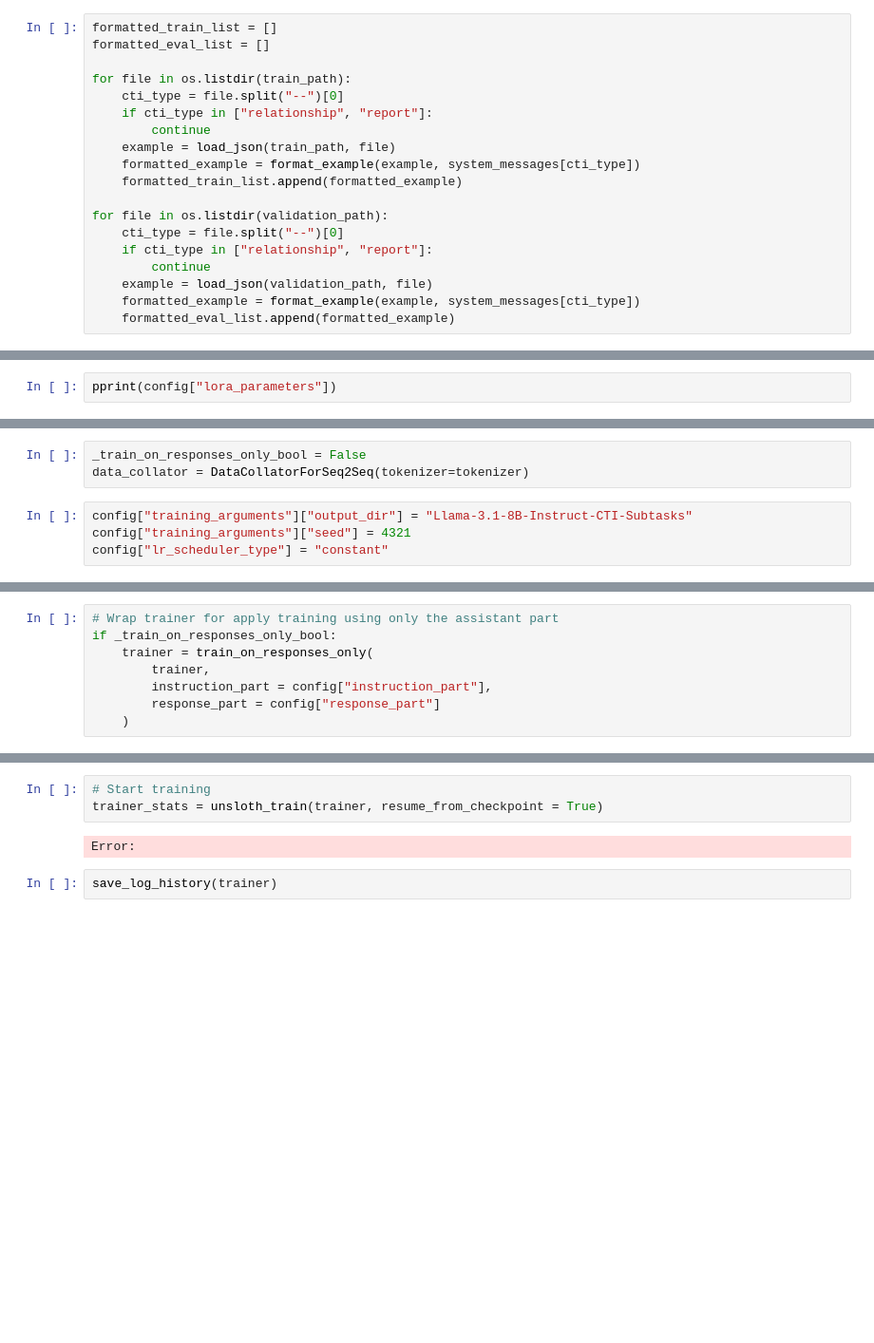
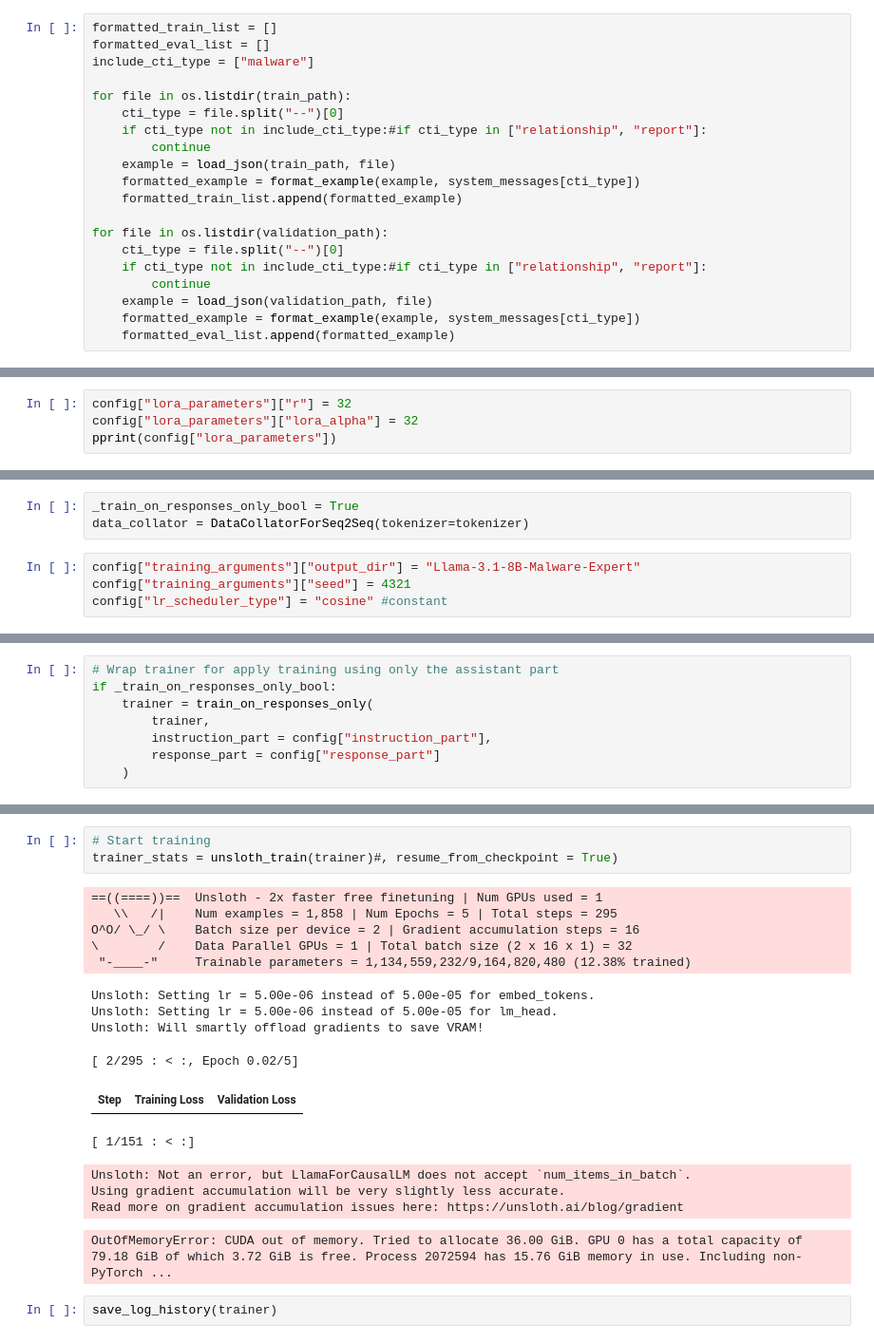
Before and after one commit to dim-eleftheriou/cti-model-training, a Jupyter notebook: train_on_subtasks.ipynb, the cells around one changed output, grey strips where cells are left out. Shown at 95% size. Cells and saved outputs as stored; diff of their text form; blank space fills up the shorter version.

Commit message:
make changes for running only sft for malwares

```diff
--- a/train_on_subtasks.ipynb
+++ b/train_on_subtasks.ipynb
@@ -201,10 +236,11 @@ validation_path = "/mnt/data/openCTI/splitted-io-pairs/validation"
 # %%
 formatted_train_list = []
 formatted_eval_list = []
+include_cti_type = ["malware"]
 
 for file in os.listdir(train_path):
     cti_type = file.split("--")[0]
-    if cti_type in ["relationship", "report"]:
+    if cti_type not in include_cti_type:#if cti_type in ["relationship", "report"]:
         continue
     example = load_json(train_path, file)
     formatted_example = format_example(example, system_messages[cti_type])
@@ -212,7 +248,7 @@ for file in os.listdir(train_path):
 
 for file in os.listdir(validation_path):
     cti_type = file.split("--")[0]
-    if cti_type in ["relationship", "report"]:
+    if cti_type not in include_cti_type:#if cti_type in ["relationship", "report"]:
         continue
     example = load_json(validation_path, file)
     formatted_example = format_example(example, system_messages[cti_type])
@@ -239,2 +347,4 @@ if config["filter_dataset"]:
 # %%
+config["lora_parameters"]["r"] = 32
+config["lora_parameters"]["lora_alpha"] = 32
 pprint(config["lora_parameters"])
@@ -247,10 +380,10 @@ model = FastLanguageModel.get_peft_model(
 # %%
-_train_on_responses_only_bool = False
+_train_on_responses_only_bool = True
 data_collator = DataCollatorForSeq2Seq(tokenizer=tokenizer)
 # %%
-config["training_arguments"]["output_dir"] = "Llama-3.1-8B-Instruct-CTI-Subtasks"
+config["training_arguments"]["output_dir"] = "Llama-3.1-8B-Malware-Expert"
 config["training_arguments"]["seed"] = 4321
-config["lr_scheduler_type"] = "constant"
+config["lr_scheduler_type"] = "cosine" #constant
 # %%
 # Initiate trainer
 trainer = UnslothTrainer(
@@ -286,8 +419,22 @@ if config["early_stopping_patience"]:
     trainer.add_callback(early_stopping_callback)
 # %%
 # Start training
-trainer_stats = unsloth_train(trainer, resume_from_checkpoint = True)
+trainer_stats = unsloth_train(trainer)#, resume_from_checkpoint = True)
 # %% [output]
-Error:
+==((====))==  Unsloth - 2x faster free finetuning | Num GPUs used = 1
+   \\   /|    Num examples = 1,858 | Num Epochs = 5 | Total steps = 295
+O^O/ \_/ \    Batch size per device = 2 | Gradient accumulation steps = 16
+\        /    Data Parallel GPUs = 1 | Total batch size (2 x 16 x 1) = 32
+ "-____-"     Trainable parameters = 1,134,559,232/9,164,820,480 (12.38% trained)
+Unsloth: Setting lr = 5.00e-06 instead of 5.00e-05 for embed_tokens.
+Unsloth: Setting lr = 5.00e-06 instead of 5.00e-05 for lm_head.
+Unsloth: Will smartly offload gradients to save VRAM!
+[ 2/295 : < :, Epoch 0.02/5]
+| Step | Training Loss | Validation Loss |
+[ 1/151 : < :]
+Unsloth: Not an error, but LlamaForCausalLM does not accept `num_items_in_batch`.
+Using gradient accumulation will be very slightly less accurate.
+Read more on gradient accumulation issues here: https://unsloth.ai/blog/gradient
+OutOfMemoryError: CUDA out of memory. Tried to allocate 36.00 GiB. GPU 0 has a total capacity of 79.18 GiB of which 3.72 GiB is free. Process 2072594 has 15.76 GiB memory in use. Including non-PyTorch ...
 # %%
 save_log_history(trainer)
```
Also changed, not shown: parts of 15 cells of this notebook.
